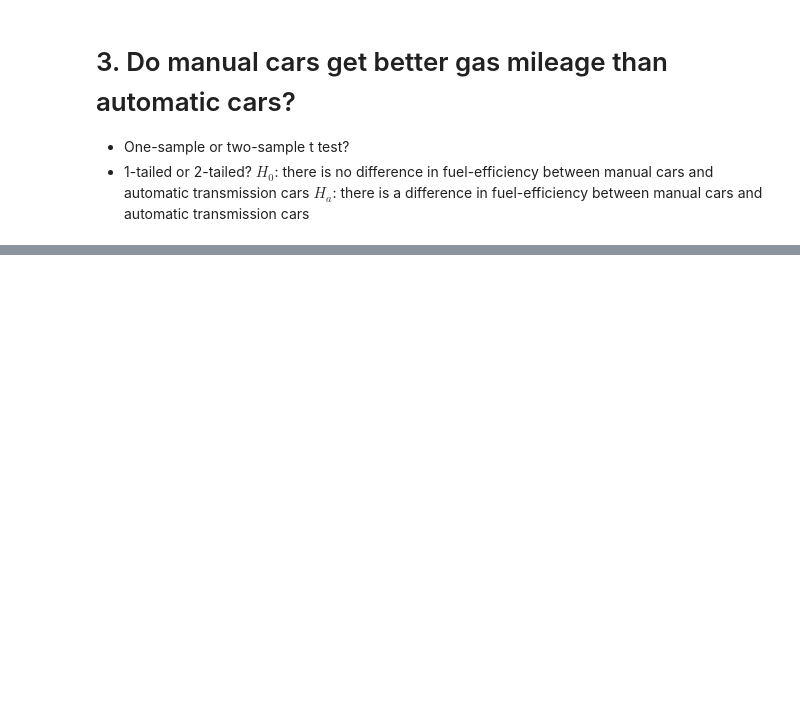
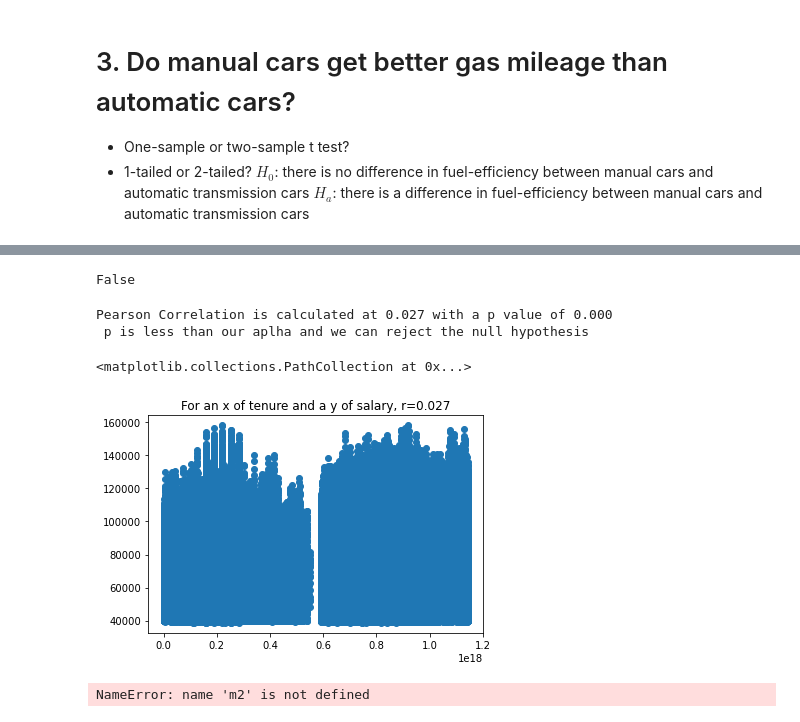
Before and after one commit to katherinesalazar/statistics-exercises, a Jupyter notebook: hypothesis_testing.ipynb, the cells around one changed output, grey strips where cells are left out. Cells and saved outputs as stored; diff of their text form; code cells hidden in the pictures; blank space fills up the shorter version.

```diff
--- a/hypothesis_testing.ipynb
+++ b/hypothesis_testing.ipynb
@@ -389,0 +499,4 @@ Text(0.5, 1.0, 'Is mileage different by transmission type?')
+# %%
+merged['from_date'] = merged['from_date'].apply(lambda x: pd.datetime.now() if str(x).startswith('9999') else pd.to_datetime(x))
+# %%
+merged['tenure'] = (merged.to_date - merged.from_date).astype(int)
@@ -389,0 +505,2 @@ Text(0.5, 1.0, 'Is mileage different by transmission type?')
+# %%
+merged = pd.merge(employees, merged, how='left', on='emp_no')
@@ -389,0 +509,2 @@ Text(0.5, 1.0, 'Is mileage different by transmission type?')
+# %%
+merged_sal = pd.merge(merged,salaries, how='left', on='emp_no')
@@ -389,0 +513,4 @@ Text(0.5, 1.0, 'Is mileage different by transmission type?')
+# %%
+merged_sal[['tenure', 'salary']].isnull().values.any()
+# %% [output]
+False
@@ -389,0 +522,13 @@ Text(0.5, 1.0, 'Is mileage different by transmission type?')
+# %%
+r, p = stats.pearsonr(merged_sal['tenure'], merged_sal['salary'])
+print(f'Pearson Correlation is calculated at {r:.3f} with a p value of {p:.3f}')
+if p < 0.05:
+    print(f' p is less than our aplha and we can reject the null hypothesis')
+
+plt.title(f'For an x of tenure and a y of salary, r={r:.3f}')
+plt.scatter(merged_sal['tenure'], merged_sal['salary'])
+# %% [output]
+Pearson Correlation is calculated at 0.027 with a p value of 0.000
+ p is less than our aplha and we can reject the null hypothesis
+<matplotlib.collections.PathCollection at 0x...>
+[figure, added]
@@ -389,0 +537,4 @@ Text(0.5, 1.0, 'Is mileage different by transmission type?')
+# %%
+r, p =  stats.pearsonr(m2['tenure'], m2['titlecount'])
+# %% [output]
+NameError: name 'm2' is not defined
```
Also changed, not shown: parts of 84 cells of this notebook.
